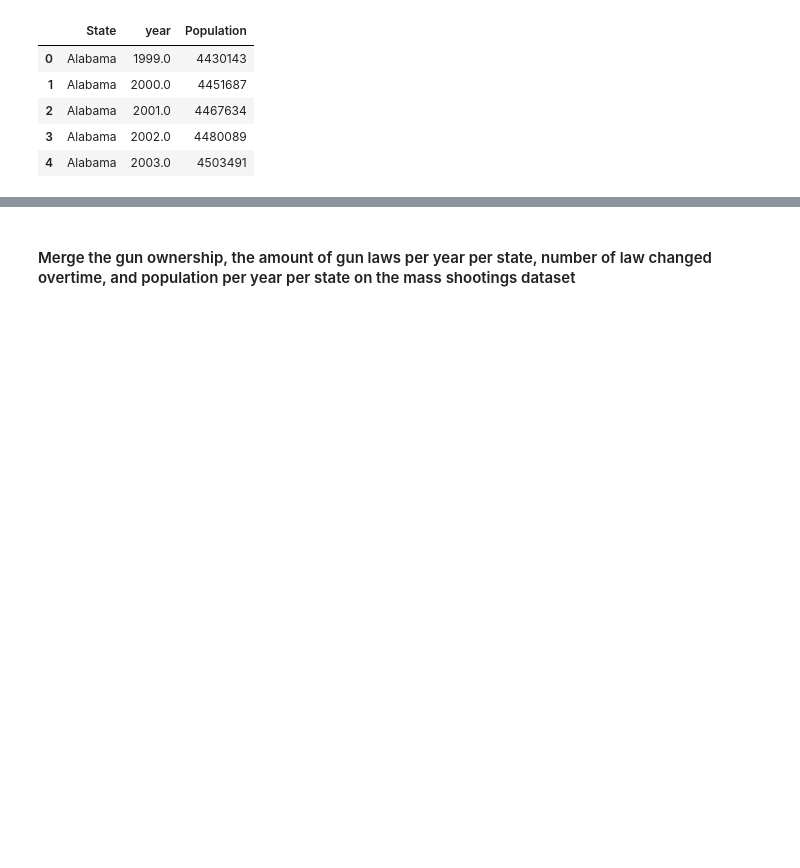
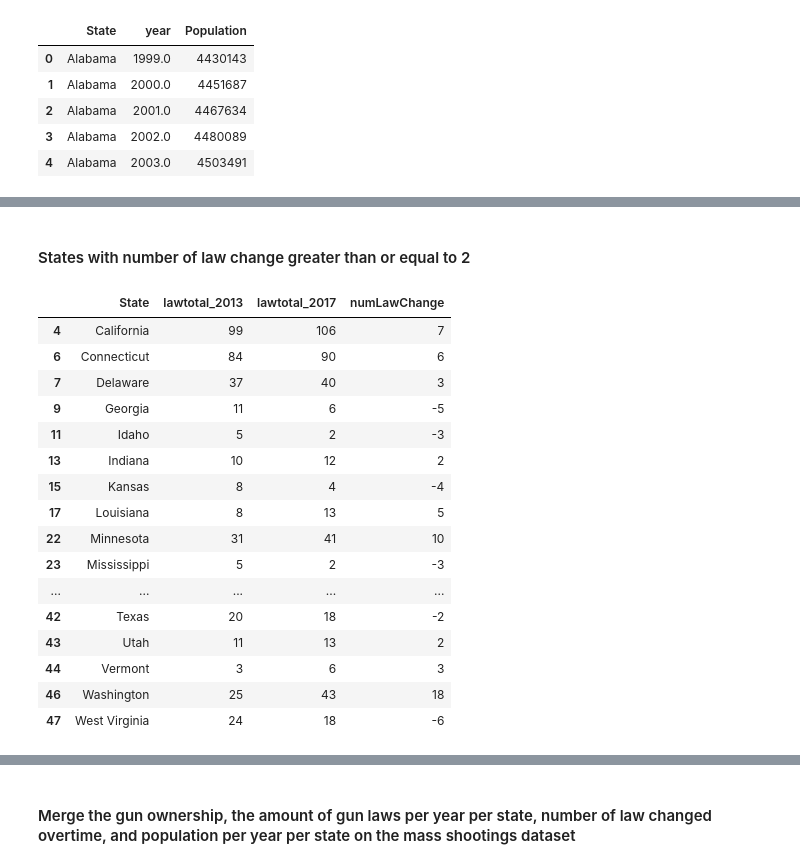
Before and after one commit to mayjai/US-Gun-Exploration-Visualization, a Jupyter notebook: Copy_of_US_Gun_Exploration.ipynb, the cells around one changed output, grey strips where cells are left out. Drawn from its saved outputs; the diff is of its cells as text; code cells hidden in the pictures; blank space fills up the shorter version.

```diff
--- a/Copy_of_US_Gun_Exploration.ipynb
+++ b/Copy_of_US_Gun_Exploration.ipynb
@@ -569,0 +572,8 @@ df_population.head()
+# %%
+df_17lawtotal = df_state_laws[df_state_laws.year == 2017]
+df_13lawtotal = df_state_laws[df_state_laws.year == 2013]
+df_17lawtotal = df_17lawtotal.rename(columns = {'lawtotal': 'lawtotal_2017'}).drop(columns = 'year')
+df_13lawtotal = df_13lawtotal.rename(columns = {'lawtotal': 'lawtotal_2013'}).drop(columns = 'year')
+df_13_17_lawchange = df_13lawtotal.merge(df_17lawtotal, how = 'left', on = "State")
+df_13_17_lawchange['numLawChange'] = \
+df_13_17_lawchange.lawtotal_2017 - df_13_17_lawchange.lawtotal_2013
@@ -569,0 +589,22 @@ df_population.head()
+# %% [markdown]
+#### States with number of law change greater than or equal to 2
+# %%
+df_13_17_lawchange[(df_13_17_lawchange.numLawChange >= 2) | (df_13_17_lawchange.numLawChange <= -2)]
+# %% [output]
+|  | State | lawtotal_2013 | lawtotal_2017 | numLawChange |
+| 4 | California | 99 | 106 | 7 |
+| 6 | Connecticut | 84 | 90 | 6 |
+| 7 | Delaware | 37 | 40 | 3 |
+| 9 | Georgia | 11 | 6 | -5 |
+| 11 | Idaho | 5 | 2 | -3 |
+| 13 | Indiana | 10 | 12 | 2 |
+| 15 | Kansas | 8 | 4 | -4 |
+| 17 | Louisiana | 8 | 13 | 5 |
+| 22 | Minnesota | 31 | 41 | 10 |
+| 23 | Mississippi | 5 | 2 | -3 |
+| ... | ... | ... | ... | ... |
+| 42 | Texas | 20 | 18 | -2 |
+| 43 | Utah | 11 | 13 | 2 |
+| 44 | Vermont | 3 | 6 | 3 |
+| 46 | Washington | 25 | 43 | 18 |
+| 47 | West Virginia | 24 | 18 | -6 |
```
Also changed, not shown: parts of 5 cells of this notebook.
